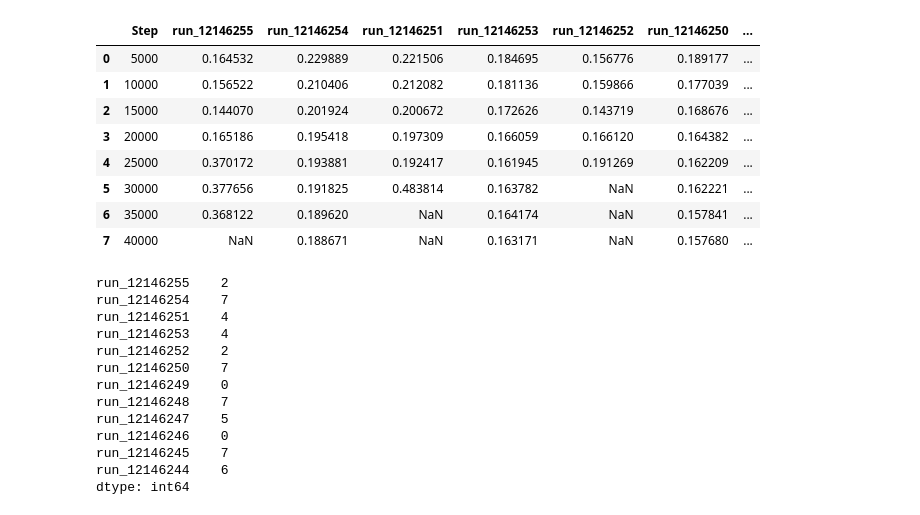
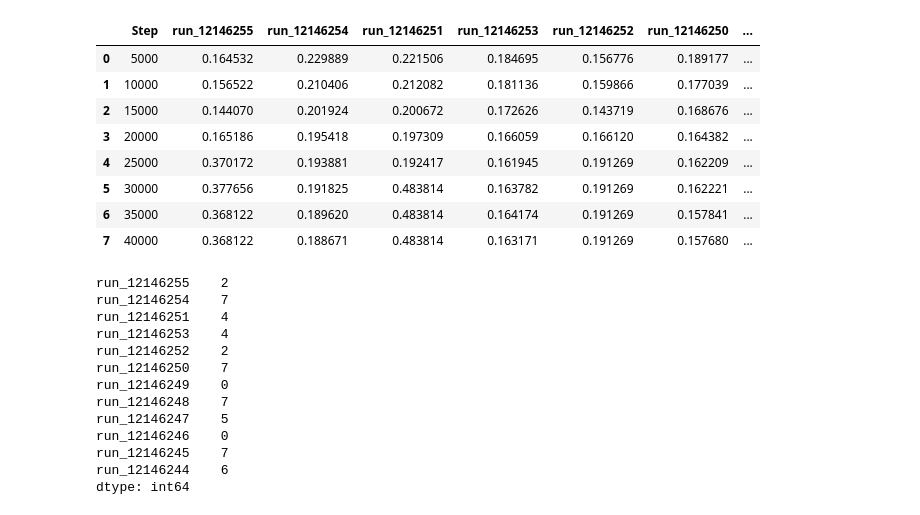
Before and after one commit to gasparyanartur/neurad-diffusion, a Jupyter notebook: experiments/metrics.ipynb, the cells around one changed output. Cells and saved outputs as stored; diff of their text form; code cells hidden in the pictures.

```diff
--- a/experiments/metrics.ipynb
+++ b/experiments/metrics.ipynb
@@ -78,36 +78,37 @@ def parse_run_from_column_name(col_name, pattern = parse_run_pattern1):
 
 def clean_metrics(experiment_name, metrics):
     columns_to_remove = [
         column for column in metrics.columns
         if (column.endswith("__MIN") or column.endswith("__MAX"))
     ]
     metrics = metrics.drop(columns_to_remove, axis=1)
+    metrics = metrics.ffill(axis=0)
 
     if experiment_name in neurad_experiments:
         pattern = parse_run_pattern1
     else:
         pattern = parse_run_pattern2
 
     metrics.columns = list(map(lambda c: parse_run_from_column_name(c, pattern), metrics.columns))
 
     return metrics
 
 ex_name = "Neurad_Finetuned_Diffusion"
 ex_metric = "LPIPS"
 
 metrics = get_metric_by_name(ex_name, ex_metric)
 metrics = clean_metrics(ex_name, metrics)
 metrics
 # %% [output]
 |  | Step | run_12146255 | run_12146254 | run_12146251 | run_12146253 | run_12146252 | run_12146250 | ... |
 | 0 | 5000 | 0.164532 | 0.229889 | 0.221506 | 0.184695 | 0.156776 | 0.189177 | ... |
 | 1 | 10000 | 0.156522 | 0.210406 | 0.212082 | 0.181136 | 0.159866 | 0.177039 | ... |
 | 2 | 15000 | 0.144070 | 0.201924 | 0.200672 | 0.172626 | 0.143719 | 0.168676 | ... |
 | 3 | 20000 | 0.165186 | 0.195418 | 0.197309 | 0.166059 | 0.166120 | 0.164382 | ... |
 | 4 | 25000 | 0.370172 | 0.193881 | 0.192417 | 0.161945 | 0.191269 | 0.162209 | ... |
-| 5 | 30000 | 0.377656 | 0.191825 | 0.483814 | 0.163782 | NaN | 0.162221 | ... |
-| 6 | 35000 | 0.368122 | 0.189620 | NaN | 0.164174 | NaN | 0.157841 | ... |
-| 7 | 40000 | NaN | 0.188671 | NaN | 0.163171 | NaN | 0.157680 | ... |
+| 5 | 30000 | 0.377656 | 0.191825 | 0.483814 | 0.163782 | 0.191269 | 0.162221 | ... |
+| 6 | 35000 | 0.368122 | 0.189620 | 0.483814 | 0.164174 | 0.191269 | 0.157841 | ... |
+| 7 | 40000 | 0.368122 | 0.188671 | 0.483814 | 0.163171 | 0.191269 | 0.157680 | ... |
 # %%
 run_column_pattern = re.compile(r"run_(?P<run>\d+)")
 
```
Also changed, not shown: parts of 8 cells of this notebook, 8 other files.
